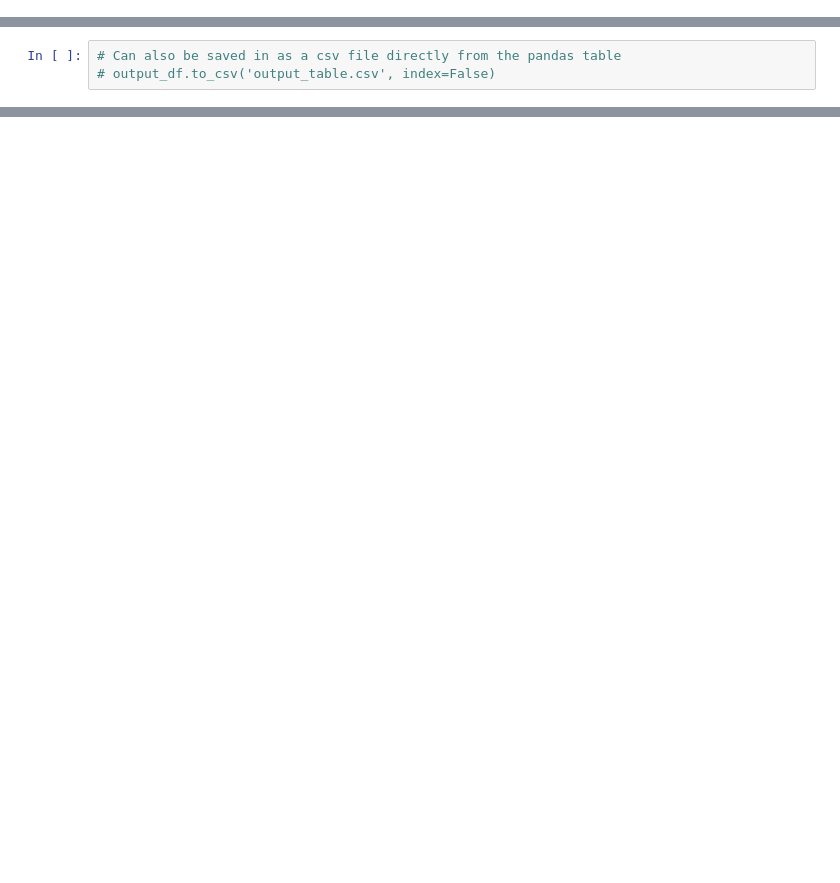
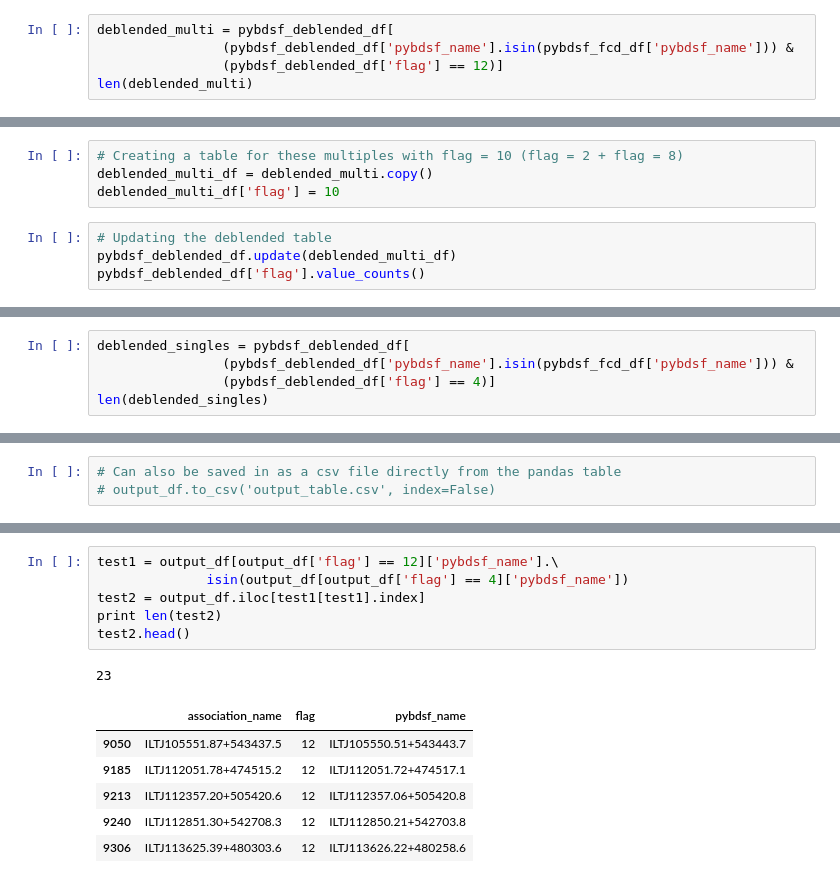
Before and after one commit to laraalegre/lotss-dr1, a Jupyter notebook: PyBDSF_DR1_associations.ipynb, the cells around one changed output, grey strips where cells are left out. Saved outputs shown, nothing was run; the diff lists cells and outputs as text; blank space fills up the shorter version.

Commit message:
Included flag 10

```diff
--- a/PyBDSF_DR1_associations.ipynb
+++ b/PyBDSF_DR1_associations.ipynb
@@ -365,0 +352,5 @@ len(deblended_singles)
+# %%
+deblended_multi = pybdsf_deblended_df[
+                (pybdsf_deblended_df['pybdsf_name'].isin(pybdsf_fcd_df['pybdsf_name'])) &
+                (pybdsf_deblended_df['flag'] == 12)]
+len(deblended_multi)
@@ -365,0 +359,8 @@ len(deblended_singles)
+# %%
+# Creating a table for these multiples with flag = 10 (flag = 2 + flag = 8)
+deblended_multi_df = deblended_multi.copy()
+deblended_multi_df['flag'] = 10
+# %%
+# Updating the deblended table
+pybdsf_deblended_df.update(deblended_multi_df)
+pybdsf_deblended_df['flag'].value_counts()
@@ -365,0 +374,5 @@ len(deblended_singles)
+# %%
+deblended_singles = pybdsf_deblended_df[
+                (pybdsf_deblended_df['pybdsf_name'].isin(pybdsf_fcd_df['pybdsf_name'])) &
+                (pybdsf_deblended_df['flag'] == 4)]
+len(deblended_singles)
@@ -541,0 +649,14 @@ output_table.write('output_table.fits', overwrite = True)
+# %%
+test1 = output_df[output_df['flag'] == 12]['pybdsf_name'].\
+              isin(output_df[output_df['flag'] == 4]['pybdsf_name'])
+test2 = output_df.iloc[test1[test1].index]
+print len(test2)
+test2.head()
+# %% [output]
+23
+|  | association_name | flag | pybdsf_name |
+| 9050 | ILTJ105551.87+543437.5 | 12 | ILTJ105550.51+543443.7 |
+| 9185 | ILTJ112051.78+474515.2 | 12 | ILTJ112051.72+474517.1 |
+| 9213 | ILTJ112357.20+505420.6 | 12 | ILTJ112357.06+505420.8 |
+| 9240 | ILTJ112851.30+542708.3 | 12 | ILTJ112850.21+542703.8 |
+| 9306 | ILTJ113625.39+480303.6 | 12 | ILTJ113626.22+480258.6 |
```
Also changed, not shown: parts of 33 cells of this notebook.
